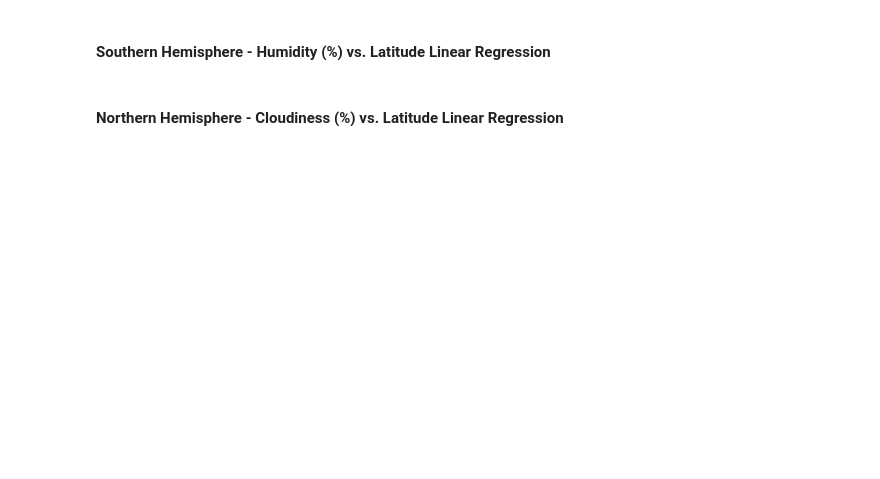
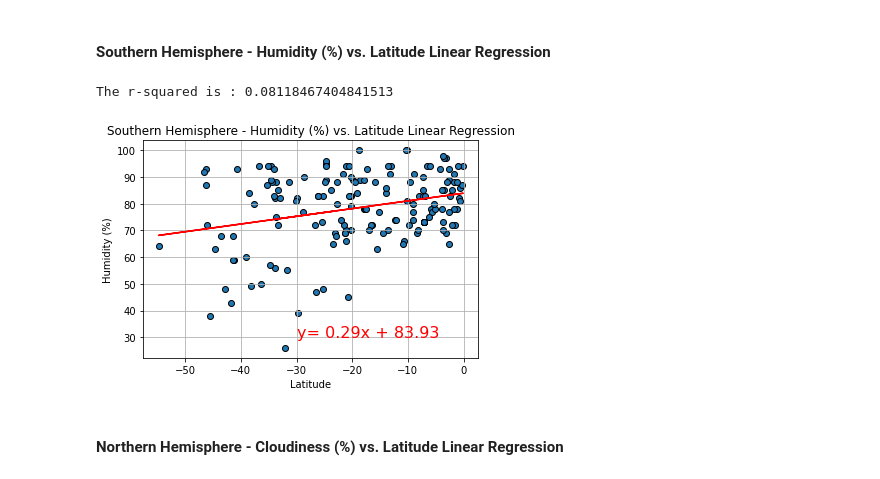
Before and after one commit to chiiliensun/PythonAPIs, a Jupyter notebook: WeatherPy/WeatherPy_code.ipynb, the cells around one changed output. Saved outputs shown, nothing was run; the diff lists cells and outputs as text; code cells hidden in the pictures; blank space fills up the shorter version.

```diff
--- a/WeatherPy/WeatherPy_code.ipynb
+++ b/WeatherPy/WeatherPy_code.ipynb
@@ -323,4 +329,17 @@ The r-squared is : 0.1199840100126465
 # %% [markdown]
 #### Southern Hemisphere - Humidity (%) vs. Latitude Linear Regression
+# %%
+eq4 = linear_regress(southern_hemis_df['Lat'], southern_hemis_df['Humidity (%)'])
+annotate(eq4, -30, 30)
+plt.title('Southern Hemisphere - Humidity (%) vs. Latitude Linear Regression')
+plt.xlabel('Latitude')
+plt.ylabel('Humidity (%)')
+plt.grid(which='major', linestyle='-')
+plt.grid(which='minor', linestyle=':')
+plt.savefig('../Images/SH_humidVlat_linear')
+plt.show()
+# %% [output]
+The r-squared is : 0.08118467404841513
+[figure, added]
 # %% [markdown]
 #### Northern Hemisphere - Cloudiness (%) vs. Latitude Linear Regression
```
Also changed, not shown: parts of 7 cells of this notebook, 8 other files.
